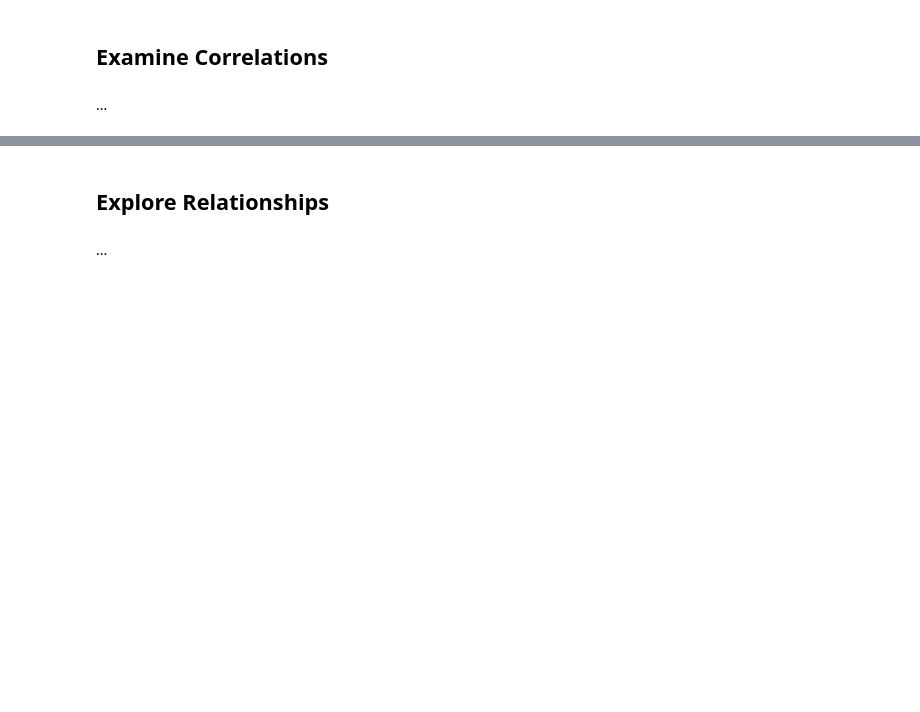
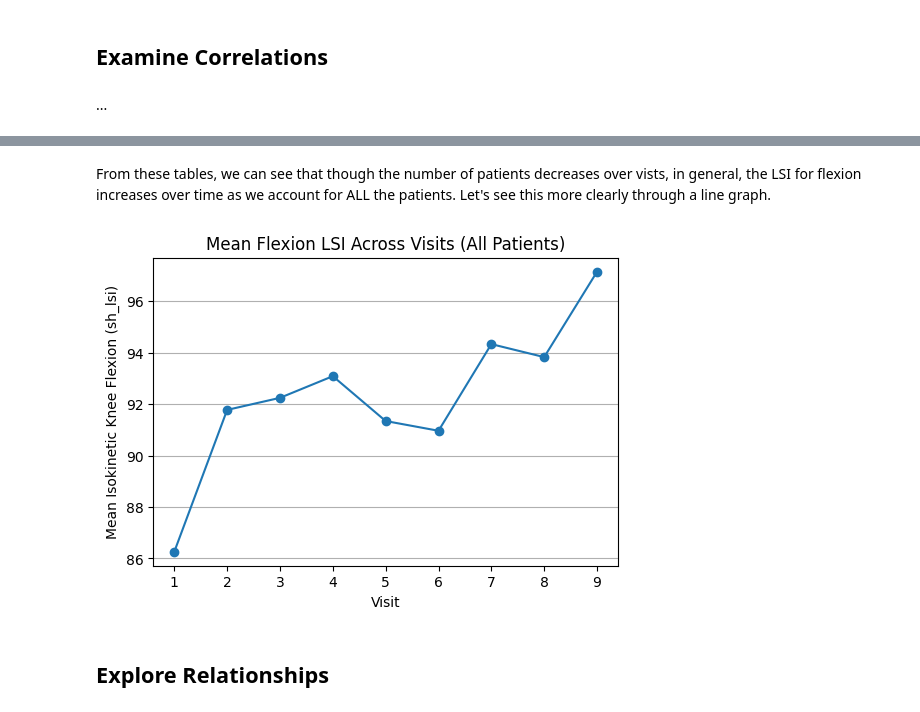
Before and after one commit to mayooueidat-uva/ACLR-group-project, a Jupyter notebook: EDA/Group_EDA_addchangeshere.ipynb, the cells around one changed output, grey strips where cells are left out. Cells and saved outputs as stored; diff of their text form; code cells hidden in the pictures; blank space fills up the shorter version.

```diff
--- a/EDA/Group_EDA_addchangeshere.ipynb
+++ b/EDA/Group_EDA_addchangeshere.ipynb
@@ -217,4 +332,42 @@ To look into this idea some more, in the above table, we can see that there are
+# %% [markdown]
+From these tables, we can see that though the number of patients decreases over vists, in general, the LSI for flexion increases over time as we account for ALL the patients. Let's see this more clearly through a line graph.
+# %%
+mean_lsi_f = data_clean.groupby('redcap_event_name')['lsi_flex_isok_60'].mean().reset_index()
+
+visit_order = ['visit_1_arm_1', 'visit_2_arm_1', 'visit_3_arm_1', 'visit_4_arm_1', 'visit_5_arm_1', 'visit_6_arm_1', 'visit_7_arm_1', 'visit_8_arm_1', 'visit_9_arm_1']
+mean_lsi_f['redcap_event_name'] = pd.Categorical(
+    mean_lsi_f['redcap_event_name'],
+    categories=visit_order,
+    ordered=True
+)
+mean_lsi_f = mean_lsi_f.sort_values('redcap_event_name')
+
+visit_map = {
+    'visit_1_arm_1': 1,
+    'visit_2_arm_1': 2,
+    'visit_3_arm_1': 3,
+    'visit_4_arm_1': 4,
+    'visit_5_arm_1': 5,
+    'visit_6_arm_1': 6,
+    'visit_7_arm_1': 7,
+    'visit_8_arm_1': 8,
+    'visit_9_arm_1': 9,
+}
+
+mean_lsi_f['visit_num'] = mean_lsi_f['redcap_event_name'].map(visit_map)
+mean_lsi_f['visit_num'] = pd.to_numeric(mean_lsi_f['visit_num'], errors='coerce').astype('Int64')
+
+
+# Plot
+plt.figure(figsize=(6, 4))
+plt.plot(mean_lsi_f['visit_num'].astype(str), mean_lsi_f['lsi_flex_isok_60'], marker='o')
+plt.title('Mean Flexion LSI Across Visits (All Patients)')
+plt.xlabel('Visit')
+plt.ylabel('Mean Isokinetic Knee Flexion (sh_lsi)')
+plt.grid(axis='y')
+
+#plt.ylim(0, 2.5)
+# %% [output]
+[figure, added]
 # %% [markdown]
 ## Explore Relationships
-# %% [markdown]
-...
```
Also changed, not shown: parts of 15 cells of this notebook.
